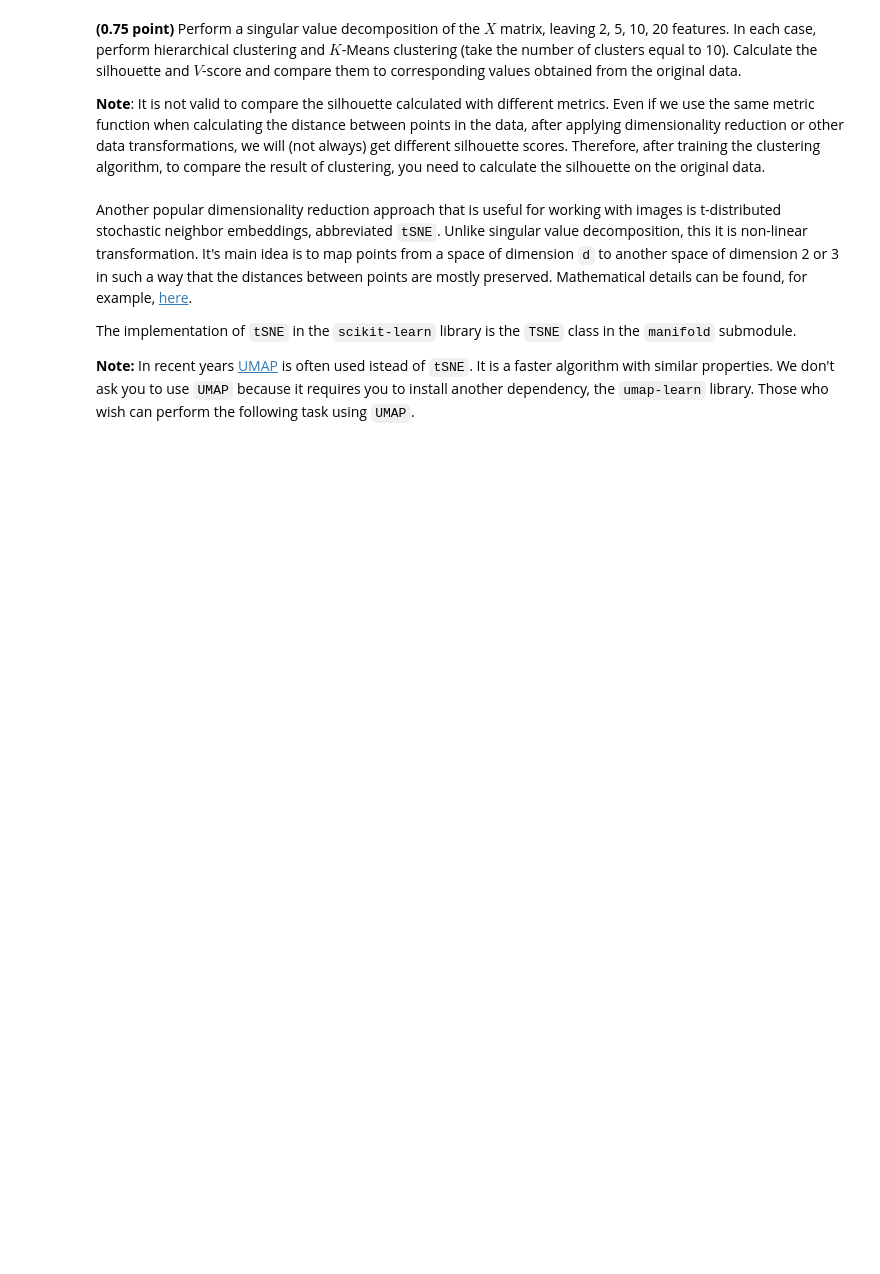
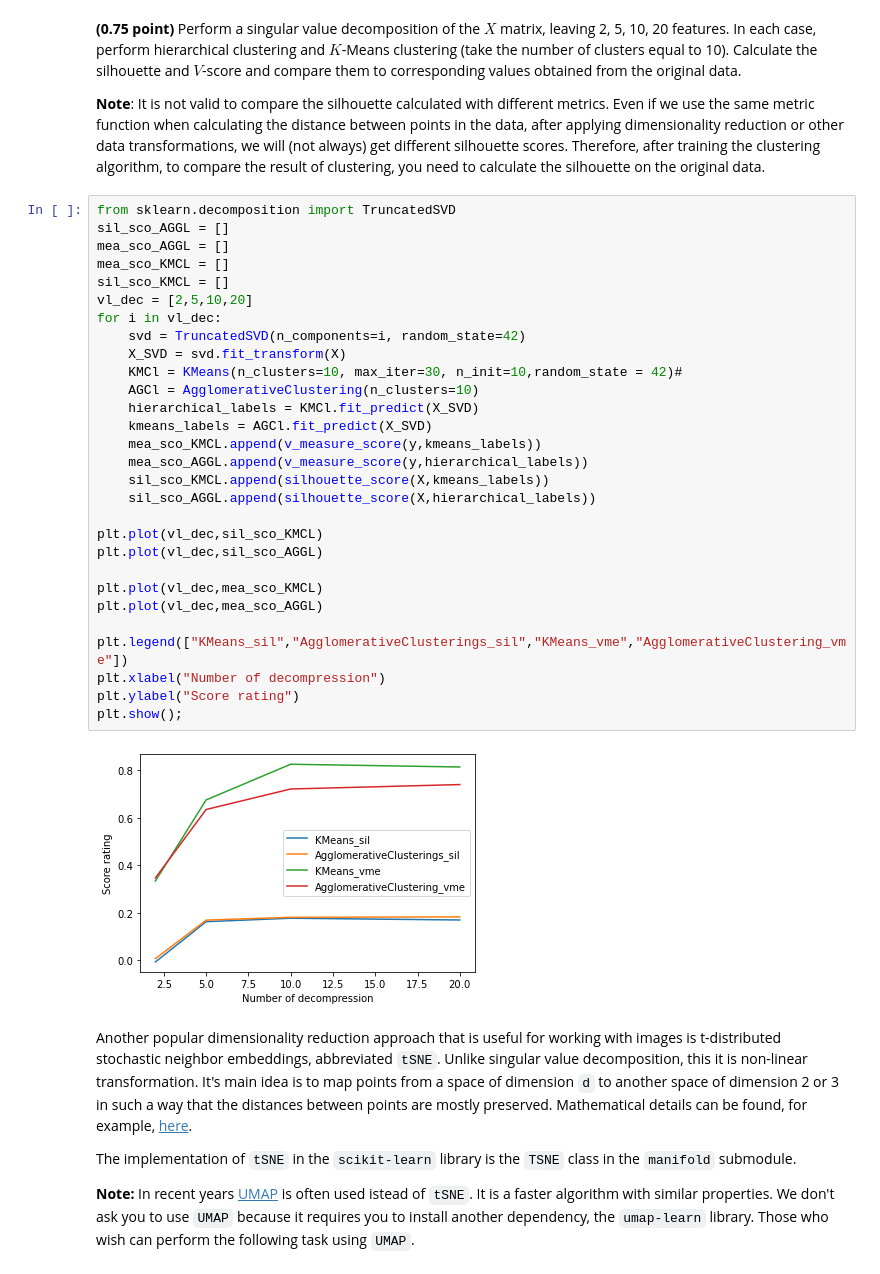
Before and after one commit to Kriikle/ml-intro, a Jupyter notebook: 8_clustering/clustering.ipynb, the cells around one changed output. Cells and saved outputs as stored; diff of their text form; blank space fills up the shorter version.

```diff
--- a/8_clustering/clustering.ipynb
+++ b/8_clustering/clustering.ipynb
@@ -320,6 +320,37 @@ The `scikit-learn` module has several implementations of singular value decompos
 **(0.75 point)** Perform a singular value decomposition of the $X$ matrix, leaving 2, 5, 10, 20 features. In each case, perform hierarchical clustering and $K$-Means clustering (take the number of clusters equal to 10). Calculate the silhouette and $V$-score and compare them to corresponding values obtained from the original data.
 
 **Note**: It is not valid to compare the silhouette calculated with different metrics. Even if we use the same metric function when calculating the distance between points in the data, after applying dimensionality reduction or other data transformations, we will (not always) get different silhouette scores. Therefore, after training the clustering algorithm, to compare the result of clustering, you need to calculate the silhouette on the original data.
+# %%
+from sklearn.decomposition import TruncatedSVD
+sil_sco_AGGL = []
+mea_sco_AGGL = []
+mea_sco_KMCL = []
+sil_sco_KMCL = []
+vl_dec = [2,5,10,20]
+for i in vl_dec:
+    svd = TruncatedSVD(n_components=i, random_state=42)
+    X_SVD = svd.fit_transform(X)
+    KMCl = KMeans(n_clusters=10, max_iter=30, n_init=10,random_state = 42)#
+    AGCl = AgglomerativeClustering(n_clusters=10)
+    hierarchical_labels = KMCl.fit_predict(X_SVD)
+    kmeans_labels = AGCl.fit_predict(X_SVD)
+    mea_sco_KMCL.append(v_measure_score(y,kmeans_labels))
+    mea_sco_AGGL.append(v_measure_score(y,hierarchical_labels))
+    sil_sco_KMCL.append(silhouette_score(X,kmeans_labels))
+    sil_sco_AGGL.append(silhouette_score(X,hierarchical_labels))
+
+plt.plot(vl_dec,sil_sco_KMCL)
+plt.plot(vl_dec,sil_sco_AGGL)
+
+plt.plot(vl_dec,mea_sco_KMCL)
+plt.plot(vl_dec,mea_sco_AGGL)
+
+plt.legend(["KMeans_sil","AgglomerativeClusterings_sil","KMeans_vme","AgglomerativeClustering_vme"])
+plt.xlabel("Number of decompression")
+plt.ylabel("Score rating")
+plt.show();
+# %% [output]
+[figure, added]
 # %% [markdown]
 Another popular dimensionality reduction approach that is useful for working with images is t-distributed stochastic neighbor embeddings, abbreviated `tSNE`. Unlike singular value decomposition, this it is non-linear transformation. It's main idea is to map points from a space of dimension `d` to another space of dimension 2 or 3 in such a way that the distances between points are mostly preserved. Mathematical details can be found, for example, [here](https://en.wikipedia.org/wiki/T-distributed_stochastic_neighbor_embedding).
 
```
Also changed, not shown: parts of 6 cells of this notebook, 1 other file.
